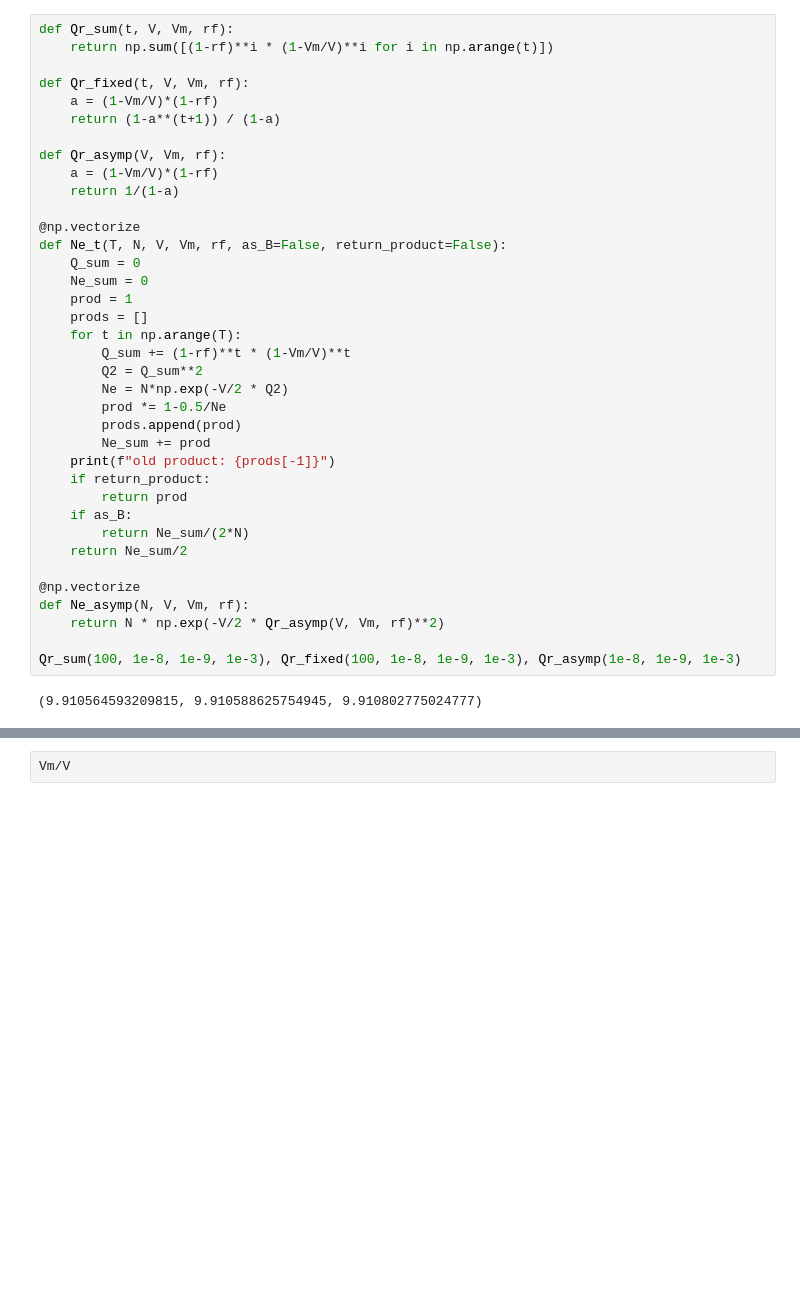
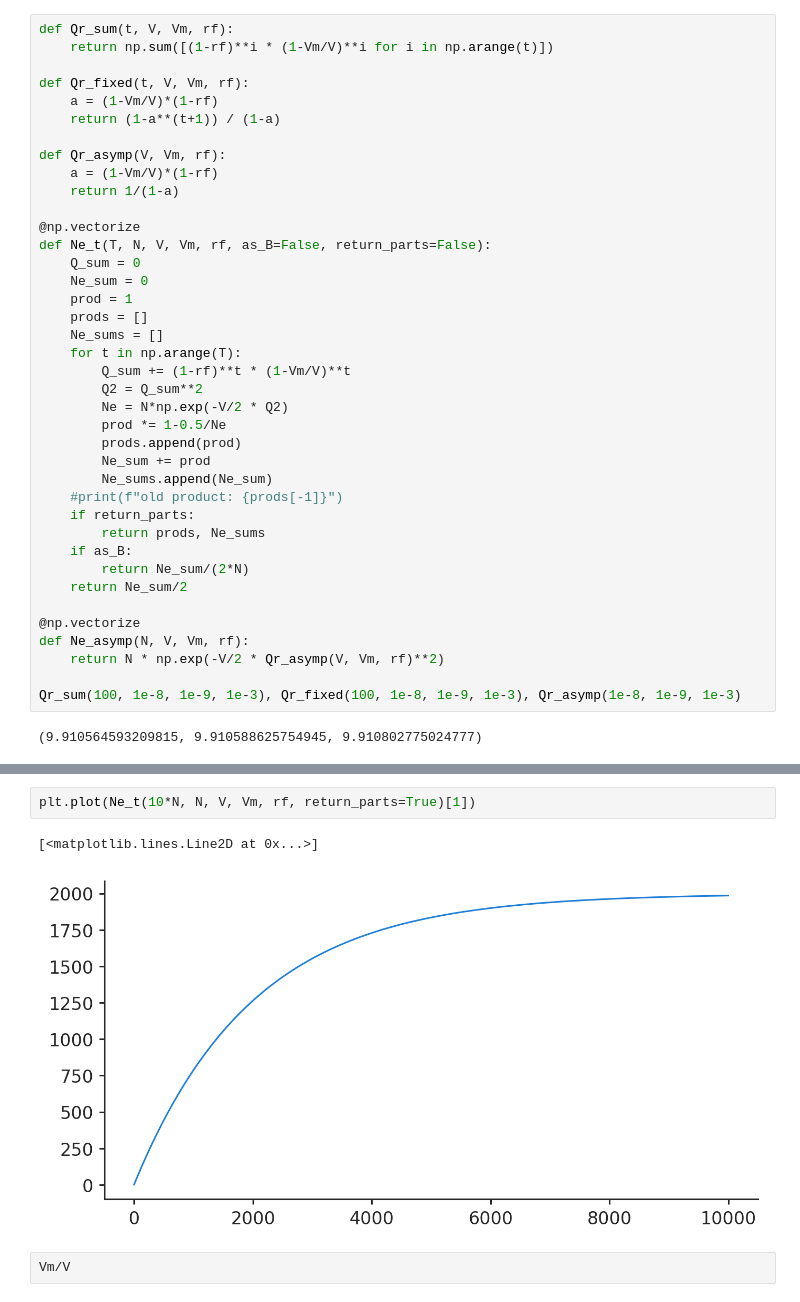
Before and after one commit to vsbuffalo/bprime, a Jupyter notebook: notebooks/region_simulations.ipynb, the cells around one changed output, grey strips where cells are left out. Saved outputs shown, nothing was run; the diff lists cells and outputs as text; blank space fills up the shorter version.

```diff
--- a/notebooks/region_simulations.ipynb
+++ b/notebooks/region_simulations.ipynb
@@ -139,11 +139,12 @@ def Qr_asymp(V, Vm, rf):
     return 1/(1-a)
 
 @np.vectorize
-def Ne_t(T, N, V, Vm, rf, as_B=False, return_product=False):
+def Ne_t(T, N, V, Vm, rf, as_B=False, return_parts=False):
     Q_sum = 0
     Ne_sum = 0
     prod = 1
     prods = []
+    Ne_sums = []
     for t in np.arange(T):
         Q_sum += (1-rf)**t * (1-Vm/V)**t
         Q2 = Q_sum**2
@@ -151,9 +152,10 @@ def Ne_t(T, N, V, Vm, rf, as_B=False, return_product=False):
         prod *= 1-0.5/Ne
         prods.append(prod)
         Ne_sum += prod
-    print(f"old product: {prods[-1]}")
-    if return_product:
-        return prod
+        Ne_sums.append(Ne_sum)
+    #print(f"old product: {prods[-1]}")
+    if return_parts:
+        return prods, Ne_sums
     if as_B:
         return Ne_sum/(2*N)
     return Ne_sum/2
@@ -168,3 +284,8 @@ Qr_sum(100, 1e-8, 1e-9, 1e-3), Qr_fixed(100, 1e-8, 1e-9, 1e-3), Qr_asymp(1e-8, 1
+# %%
+plt.plot(Ne_t(10*N, N, V, Vm, rf, return_parts=True)[1])
+# %% [output]
+[<matplotlib.lines.Line2D at 0x...>]
+[figure, added]
 # %%
 Vm/V
 # %% [output]
```
Also changed, not shown: parts of 20 cells of this notebook, 4 other files.
